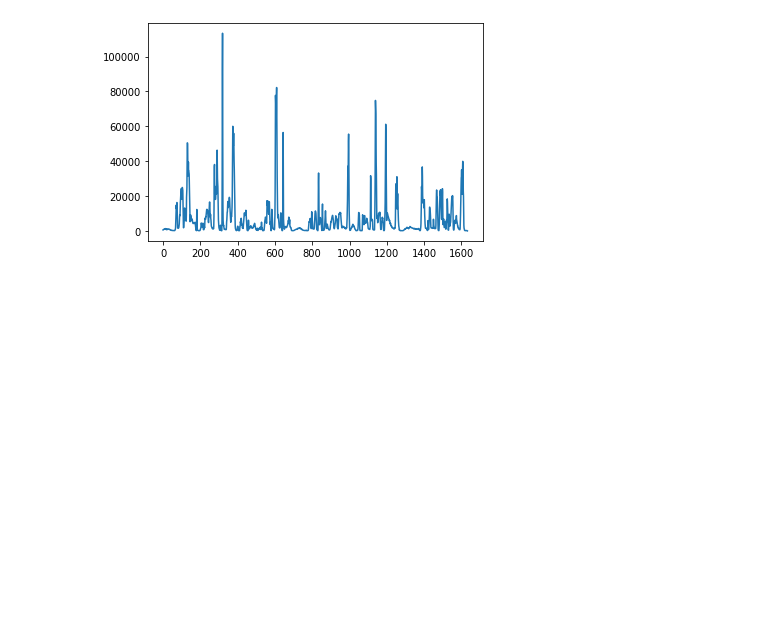
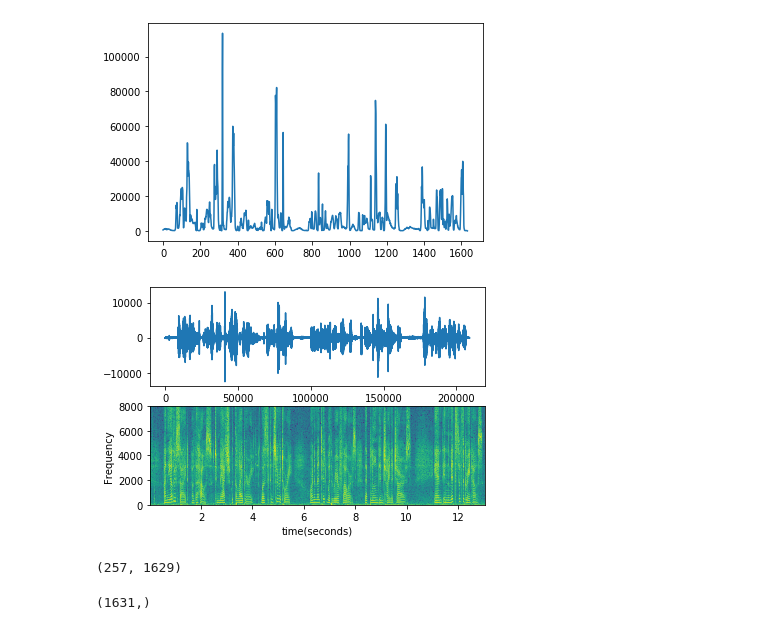
Before and after one commit to QingquanBao/VAD, a Jupyter notebook: visual.ipynb, the cells around one changed output. Drawn from its saved outputs; the diff is of its cells as text; code cells hidden in the pictures; blank space fills up the shorter version.

```diff
--- a/visual.ipynb
+++ b/visual.ipynb
@@ -33,3 +36,21 @@ plt.plot(ener)
 # %% [output]
 [<matplotlib.lines.Line2D at 0x...>]
 [figure]
+# %%
+plt.subplot(211)
+plt.plot(pureDataSample)
+plt.subplot(212)
+spec, freq, t, _ = plt.specgram(pureDataSample,Fs = sample_rate, NFFT=512, noverlap=384, scale_by_freq = True, sides = 'default',cmap='viridis')
+plt.ylabel('Frequency')
+plt.xlabel('time(seconds)')
+plt.show()
+# %% [output]
+[figure, added]
+# %%
+spec.shape
+# %% [output]
+(257, 1629)
+# %%
+t.shape
+# %% [output]
+(1631,)
```
Also changed, not shown: parts of 4 cells of this notebook, 8 other files.
